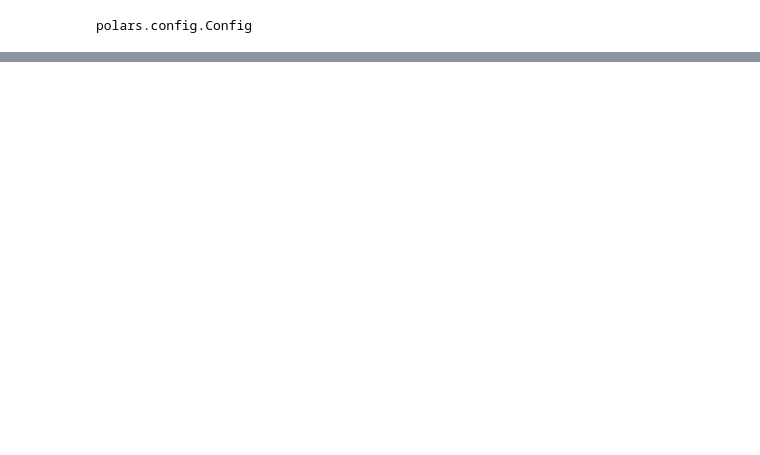
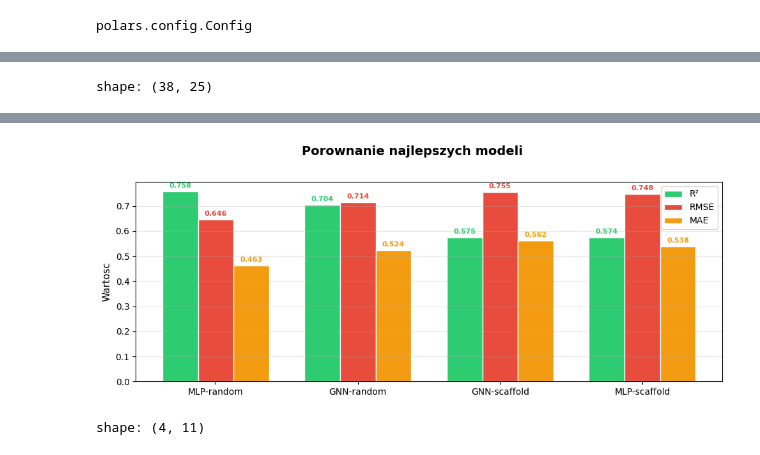
Before and after one commit to Sharens/ml_chembl, a Jupyter notebook: notebooks/learning.ipynb, the cells around one changed output, grey strips where cells are left out. Saved outputs shown, nothing was run; the diff lists cells and outputs as text; code cells hidden in the pictures; blank space fills up the shorter version.

```diff
--- a/notebooks/learning.ipynb
+++ b/notebooks/learning.ipynb
@@ -54,0 +76,77 @@ Loaded cached model: default_e7f7c0a0effd139b.pt | val R²=0.440 RMSE=0.830 MAE=
+# %%
+import matplotlib.pyplot as plt
+
+if not results_table:
+    print("Brak wynikow w cache. Uruchom najpierw: bash experiments/run_all.sh")
+else:
+    df_all = pl.DataFrame(results_table)
+
+    ALL_COLS = [
+        "model", "split", "seed", "epochs", "epochs_trained", "best_epoch",
+        "lr", "batch_size", "weight_decay", "pooling",
+        "gnn_hidden_dim", "gnn_num_layers", "gnn_dropout",
+        "mlp_hidden_sizes", "mlp_dropout", "scheduler_type",
+        "mlp_use_maccs", "mlp_use_batch_norm", "loss_fn",
+        "avg_train_loss", "avg_val_loss", "best_val_loss", "r2_val", "rmse_val", "mae_val",
+    ]
+    cols = [c for c in ALL_COLS if c in df_all.columns]
+    display(df_all.select(cols).sort("r2_val", descending=True))
+
+    df_best = (
+        df_all
+        .group_by("model", "split")
+        .agg(pl.all().sort_by("r2_val", descending=True).first())
+        .sort("r2_val", descending=True)
+    )
+
+    labels = [f"{r['model']}-{r['split']}" for r in df_best.iter_rows(named=True)]
+    x = np.arange(len(labels))
+    width = 0.25
+
+    r2 = df_best["r2_val"].to_list()
+    rmse = df_best["rmse_val"].to_list()
+    mae = df_best["mae_val"].to_list()
+
+    fig, ax = plt.subplots(figsize=(10, 4))
+    fig.suptitle(
+        "Porownanie najlepszych modeli",
+        fontsize=14, fontweight="bold", y=1.02,
+    )
+
+    bars1 = ax.bar(x - width, r2, width, label="R\u00b2",
+                   color="#2ecc71", edgecolor="white")
+    bars2 = ax.bar(x, rmse, width, label="RMSE",
+                   color="#e74c3c", edgecolor="white")
+    bars3 = ax.bar(x + width, mae, width, label="MAE",
+                   color="#f39c12", edgecolor="white")
+
+    ax.set_xticks(x)
+    ax.set_xticklabels(labels, fontsize=10)
+    ax.set_ylabel("Wartosc", fontsize=11)
+    ax.legend(fontsize=10)
+    ax.axhline(y=0, color="gray", linewidth=0.8)
+    ax.grid(axis='y', alpha=0.3)
+
+    for bar in bars1:
+        ax.text(bar.get_x() + bar.get_width() / 2, bar.get_height() + 0.01,
+                f"{bar.get_height():.3f}", ha="center", va="bottom",
+                fontsize=8, color="#2ecc71", fontweight="bold")
+    for bar in bars2:
+        ax.text(bar.get_x() + bar.get_width() / 2, bar.get_height() + 0.01,
+                f"{bar.get_height():.3f}", ha="center", va="bottom",
+                fontsize=8, color="#e74c3c", fontweight="bold")
+    for bar in bars3:
+        ax.text(bar.get_x() + bar.get_width() / 2, bar.get_height() + 0.01,
+                f"{bar.get_height():.3f}", ha="center", va="bottom",
+                fontsize=8, color="#f39c12", fontweight="bold")
+
+    plt.tight_layout()
+    plt.show()
+
+    COLS_SHOW = ["model", "split", "seed", "r2_val", "rmse_val",
+                 "mae_val", "best_val_loss", "best_epoch",
+                 "epochs_trained", "lr", "batch_size"]
+    cols2 = [c for c in COLS_SHOW if c in df_best.columns]
+    display(df_best.select(cols2))
+# %% [output]
+shape: (38, 25)
@@ -54,0 +171,2 @@ Loaded cached model: default_e7f7c0a0effd139b.pt | val R²=0.440 RMSE=0.830 MAE=
+[figure, added]
+shape: (4, 11)
```
Also changed, not shown: parts of 32 cells of this notebook, 6 other files.
